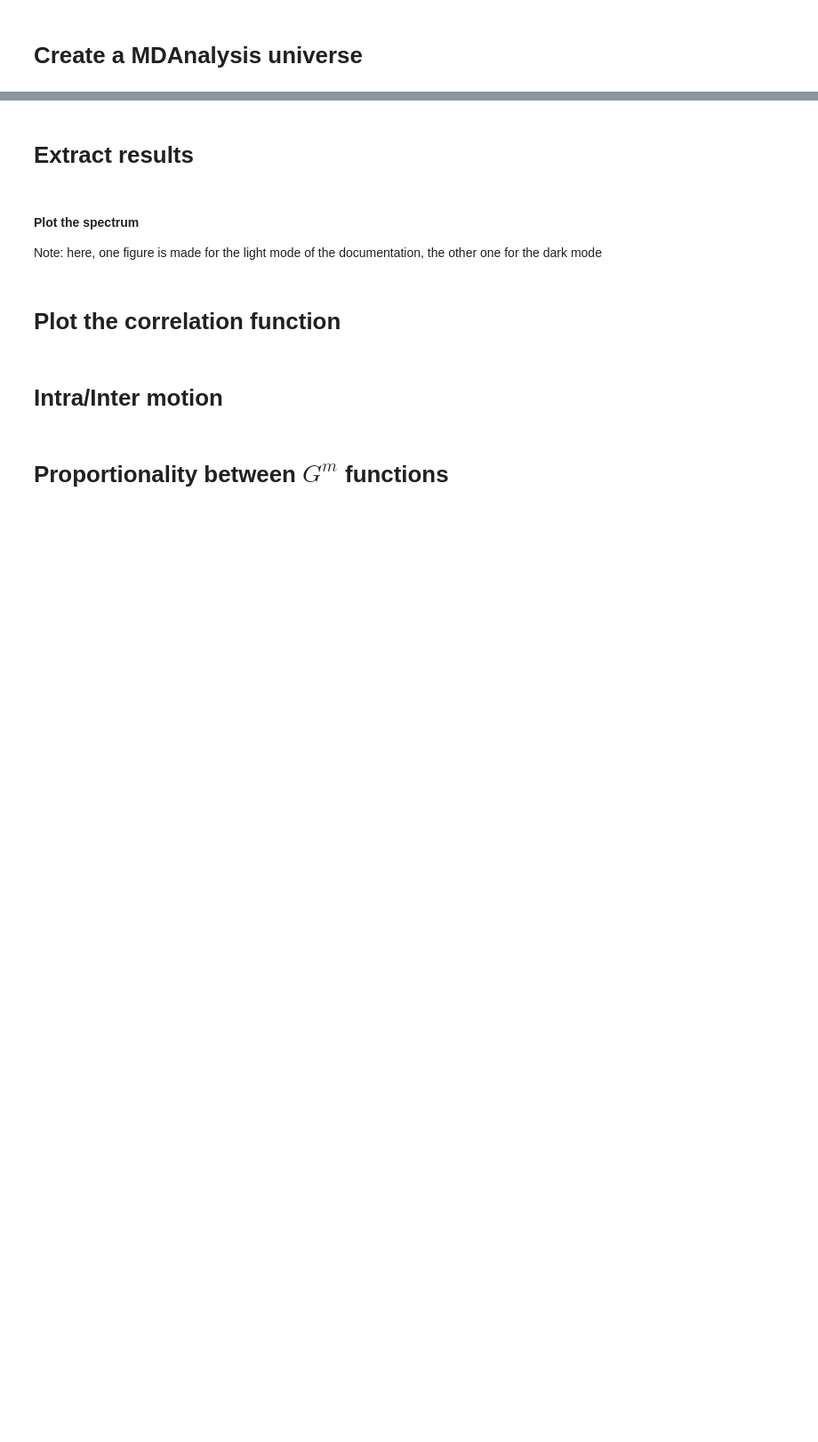
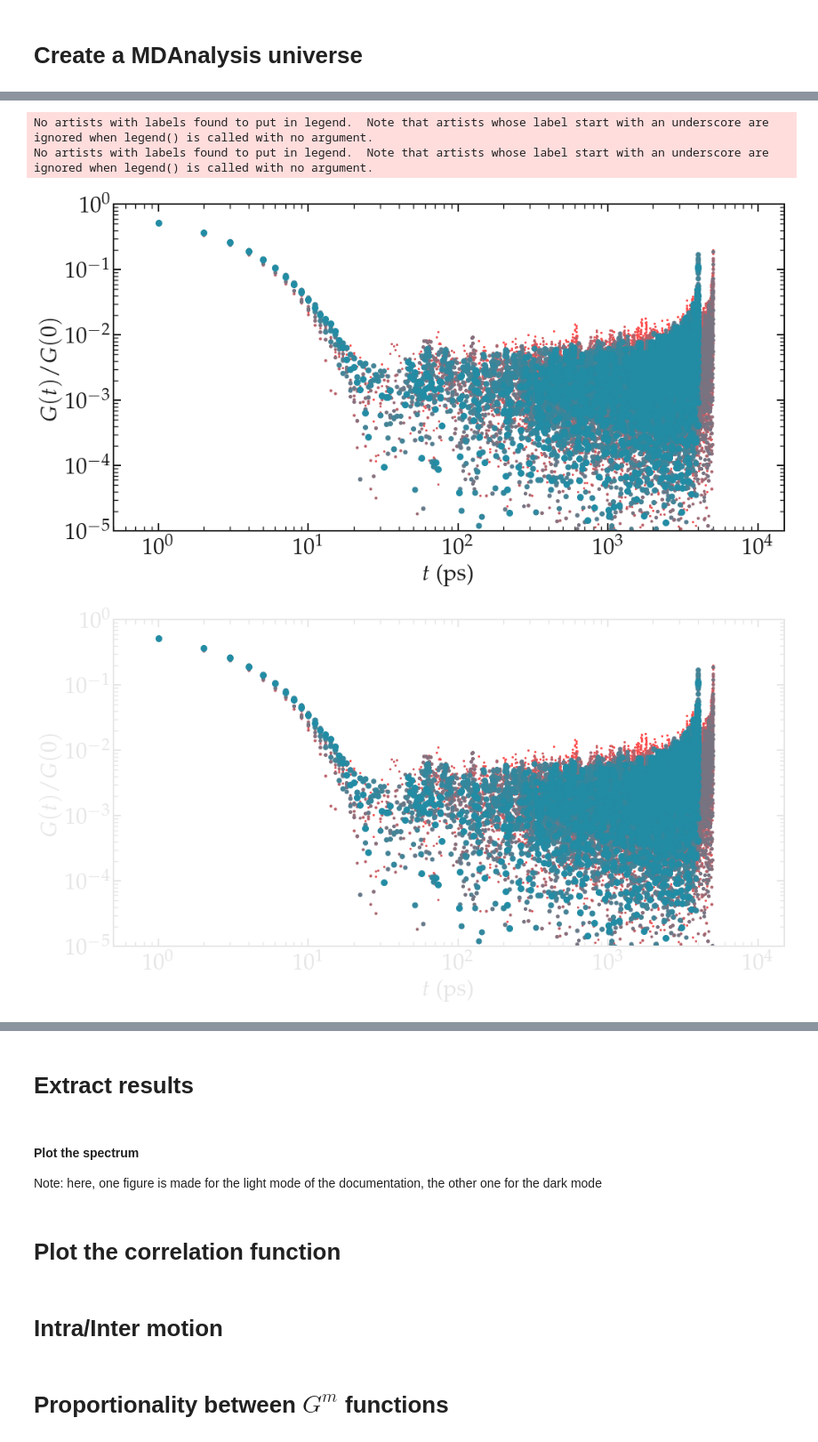
Before and after one commit to simongravelle/nmrformd, a Jupyter notebook: data/varying-box-size/size-effect-evaluation.ipynb, the cells around one changed output, grey strips where cells are left out. Shown at 89% size. Drawn from its saved outputs; the diff is of its cells as text; code cells hidden in the pictures; blank space fills up the shorter version.

```diff
--- a/data/varying-box-size/size-effect-evaluation.ipynb
+++ b/data/varying-box-size/size-effect-evaluation.ipynb
@@ -98,0 +137,17 @@ Note : number_i is larger than the number of atoms in group target i
+# %%
+for mode, mygray in zip(['light', 'dark'], [lightgray, darkgray]):
+    fig = plt.figure(figsize=(16, 8))
+    ax1 = fig.add_subplot(111)
+    cpt = 0
+    for intra, n_mol in zip(intra_correlation, scalar_properties.T[0]):
+        ax1.loglog(intra[0], intra[1]/intra[1][0], 'o', markersize=marker_sizes[cpt], color=grad[cpt])
+        cpt += 1
+    figure_improvement(ax1, mygray, font, fontsize,
+                       xlabel=r"$t$ (ps)", ylabel=r'$G (t) / G(0)$',
+                       xlim=(0.5, 15000), ylim=(0.00001, 1))
+    #save_figure(plt, fig, mode, name='T1')
+# %% [output]
+No artists with labels found to put in legend.  Note that artists whose label start with an underscore are ignored when legend() is called with no argument.
+No artists with labels found to put in legend.  Note that artists whose label start with an underscore are ignored when legend() is called with no argument.
+[figure, added]
+[figure, added]
```
Also changed, not shown: parts of 12 cells of this notebook, 6 other files.
